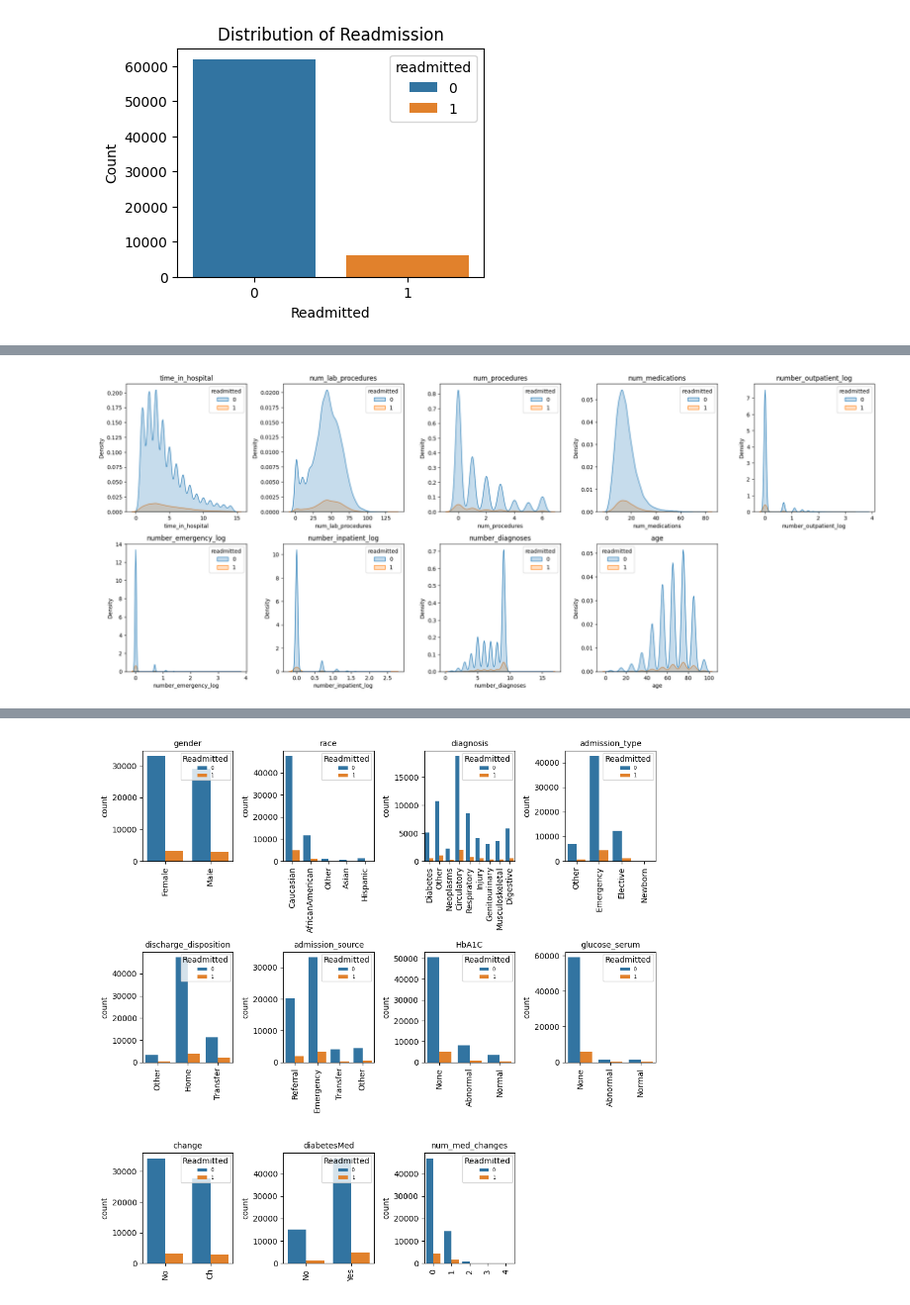
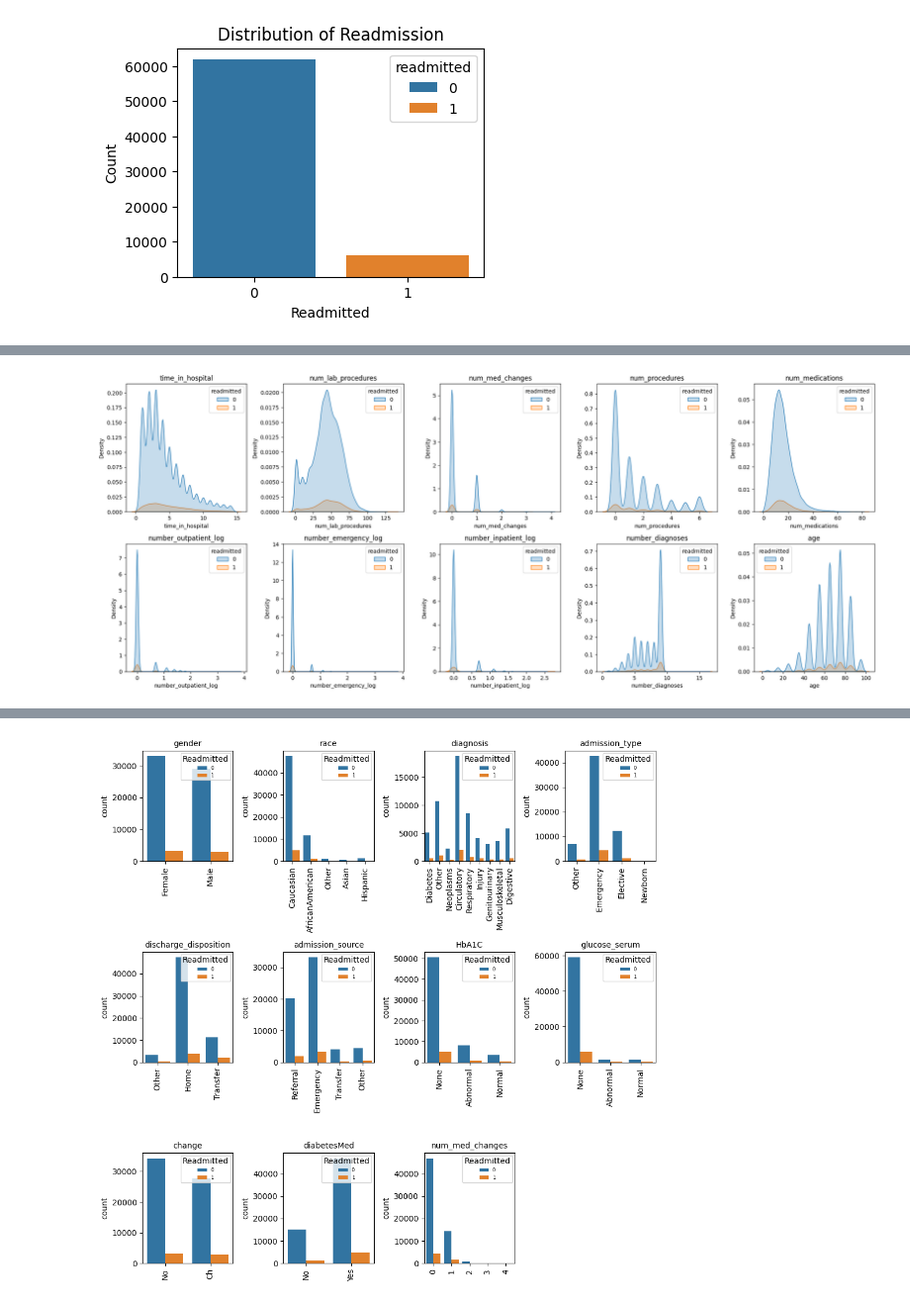
Before and after one commit to madokahazemi/diabetes-readmission-prediction, a Jupyter notebook: code/Prediction on Hospital Readmission.ipynb, the cells around one changed output, grey strips where cells are left out. Shown at 99% size. Drawn from its saved outputs; the diff is of its cells as text; code cells hidden in the pictures.

```diff
--- a/code/Prediction on Hospital Readmission.ipynb
+++ b/code/Prediction on Hospital Readmission.ipynb
@@ -704,20 +704,20 @@ dtypes: float64(3), int64(15), object(34)
 memory usage: 27.6+ MB
 # %%
 # Create numerical features
-numerical_features = ['time_in_hospital', 'num_lab_procedures', 'num_procedures',
+numerical_features = ['time_in_hospital', 'num_lab_procedures', 'num_med_changes', 'num_procedures',
                       'num_medications', 'number_outpatient_log', 'number_emergency_log',
                       'number_inpatient_log', 'number_diagnoses', 'age']
 
 # Using kdeplot explore relationship between readmission and numerical features
 plt.figure(figsize=(20, 20))
 for i, feature in enumerate(numerical_features):
     plt.subplot(5, 5, i + 1)
     sns.kdeplot(x=feature, hue='readmitted', data=df, fill=True)
     plt.title(feature)
 plt.tight_layout()
 plt.show()
 # %% [output]
-[figure, old version]
+[figure, new version]
 # %%
 # Create a correlation matrix
 corr_matrix = df[numerical_features + ['readmitted']].corr()
```
Also changed, not shown: parts of 53 cells of this notebook, 8 other files.
